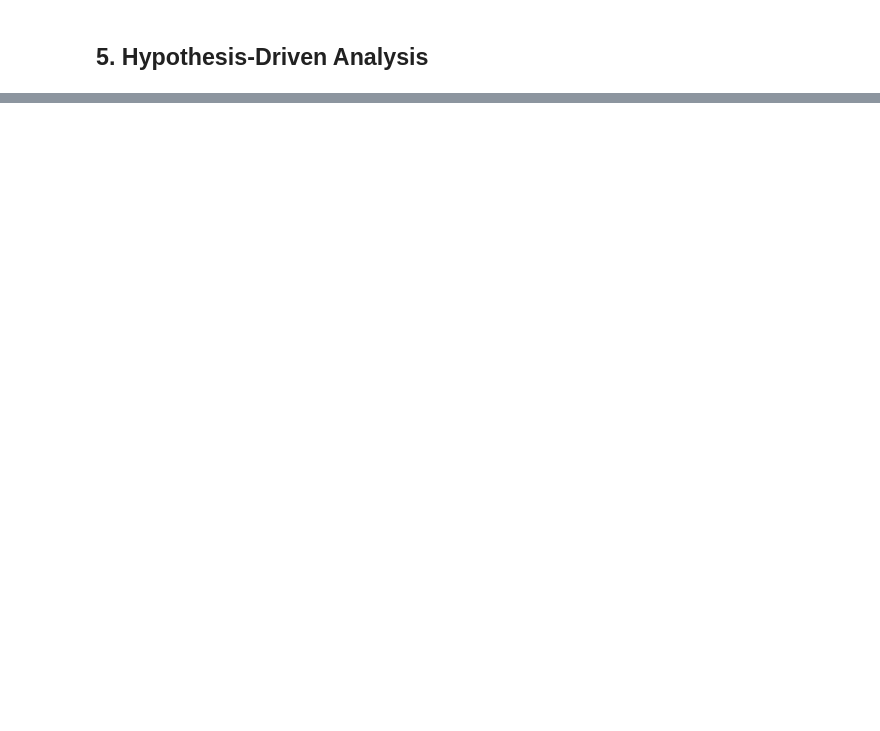
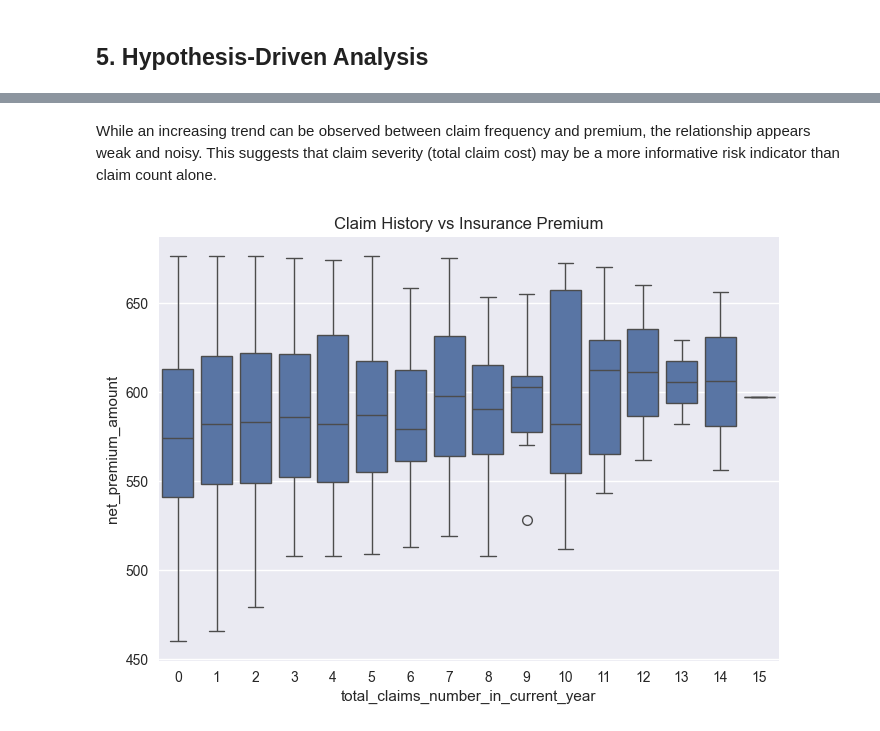
Before and after one commit to TT-Taiki/motor-insurance-premium-prediction, a Jupyter notebook: notebooks/eda.ipynb, the cells around one changed output, grey strips where cells are left out. Saved outputs shown, nothing was run; the diff lists cells and outputs as text; code cells hidden in the pictures; blank space fills up the shorter version.

```diff
--- a/notebooks/eda.ipynb
+++ b/notebooks/eda.ipynb
@@ -180,0 +324,14 @@ a reasonable baseline for initial experimentation.
+# %% [markdown]
+While an increasing trend can be observed between claim frequency and premium,
+the relationship appears weak and noisy. This suggests that claim severity
+(total claim cost) may be a more informative risk indicator than claim count alone.
+# %%
+sns.boxplot(
+    data=df_eda,
+    x="total_claims_number_in_current_year",
+    y="net_premium_amount"
+)
+plt.title("Claim History vs Insurance Premium")
+plt.show()
+# %% [output]
+[figure, added]
```
Also changed, not shown: parts of 30 cells of this notebook.
